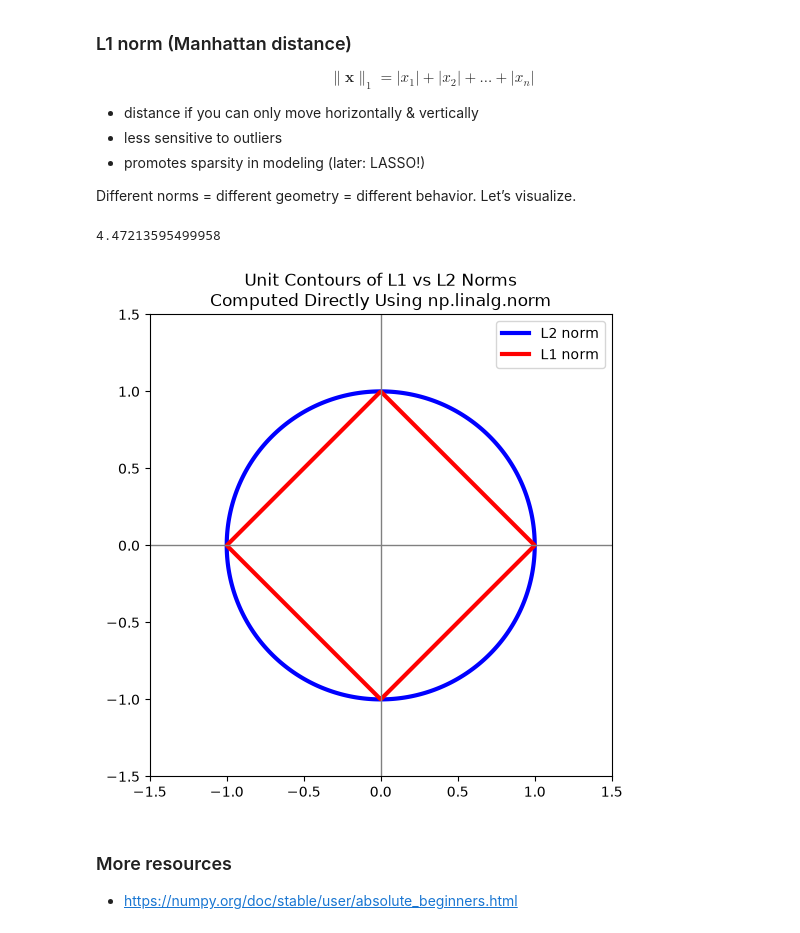
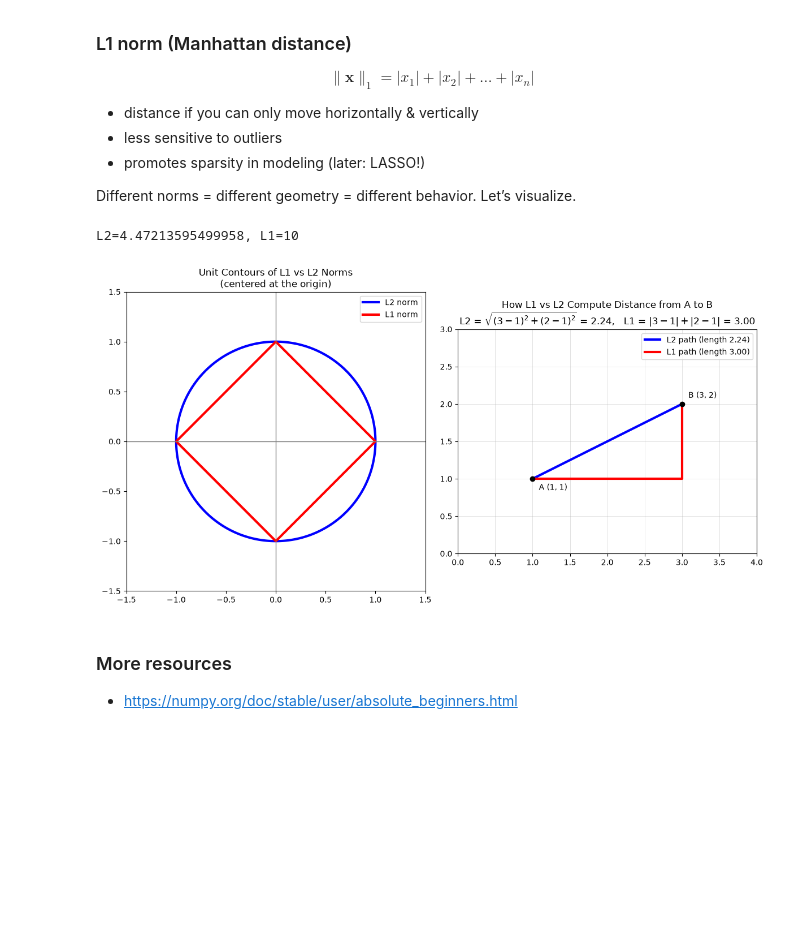
Before and after one commit to nerdslab/learningfromdata-quarto, a Jupyter notebook: notebooks/Notebook_1/Notebook_1a_Overview_and_Data_Representation.ipynb, the cells around one changed output. Saved outputs shown, nothing was run; the diff lists cells and outputs as text; code cells hidden in the pictures; blank space fills up the shorter version.

Commit message:
update norms

```diff
--- a/notebooks/Notebook_1/Notebook_1a_Overview_and_Data_Representation.ipynb
+++ b/notebooks/Notebook_1/Notebook_1a_Overview_and_Data_Representation.ipynb
@@ -642,13 +642,16 @@ Let’s visualize.
 # %%
 ## Simple example, computing L2 distance
 
-v = np.array([1, 2, 0, 4, 10, 8])
-w = np.array([2, 1, 2, 7, 8, 9])
+a = np.array([1, 2, 0, 4, 10, 8])
+b = np.array([2, 1, 2, 7, 8, 9])
+x = b - a
 
-dist = np.sqrt(np.sum((v - w) ** 2))
-print(dist)
+L2 = np.sqrt(np.sum((x) ** 2))
+L1 = np.sum(np.abs(x))
+
+print(f"L2={L2}, L1={L1}")
 # %% [output]
-4.47213595499958
+L2=4.47213595499958, L1=10
 # %%
 import matplotlib.pyplot as plt
 import numpy as np
@@ -659,32 +662,70 @@ X, Y = np.meshgrid(grid, grid)
 
 points = np.stack([X, Y], axis=-1)  # shape (N,N,2)
 
-# Compute norms
+# Compute norms (distance from the origin to every point on the grid)
 L2 = np.linalg.norm(points, ord=2, axis=-1)
 L1 = np.linalg.norm(points, ord=1, axis=-1)
+
+# Now look at two concrete points on the grid, and see how L1 vs L2
+# actually get from one to the other.
+A = np.array([1, 1])
+B = np.array([3, 2])
+
+dist_L2_AB = np.linalg.norm(B - A, ord=2)
+dist_L1_AB = np.linalg.norm(B - A, ord=1)
 # %%
 #| code-fold: true
-plt.figure(figsize=(6, 6))
+fig, axes = plt.subplots(1, 2, figsize=(12, 6))
 
-# Draw contour where norm = 1
-plt.contour(X, Y, L2, levels=[1], colors="blue", linewidths=3, label="L2")
-plt.contour(X, Y, L1, levels=[1], colors="red", linewidths=3, label="L1")
-
-plt.axhline(0, color="gray", linewidth=1)
-plt.axvline(0, color="gray", linewidth=1)
-plt.gca().set_aspect("equal", adjustable="box")
-
-plt.title("Unit Contours of L1 vs L2 Norms\nComputed Directly Using np.linalg.norm")
-plt.legend(
+# Left: unit contours centered at the origin (as before)
+ax = axes[0]
+ax.contour(X, Y, L2, levels=[1], colors="blue", linewidths=3)
+ax.contour(X, Y, L1, levels=[1], colors="red", linewidths=3)
+ax.axhline(0, color="gray", linewidth=1)
+ax.axvline(0, color="gray", linewidth=1)
+ax.set_aspect("equal", adjustable="box")
+ax.set_title("Unit Contours of L1 vs L2 Norms\n(centered at the origin)")
+ax.legend(
     handles=[
         plt.Line2D([0], [0], color="blue", lw=3, label="L2 norm"),
         plt.Line2D([0], [0], color="red", lw=3, label="L1 norm"),
     ]
 )
 
+# Right: how L2 and L1 actually measure the distance between two points.
+# L2 is the straight-line ("as the crow flies") path.
+# L1 is a "staircase" path that only moves along one axis at a time —
+# the total length is the same no matter which staircase you draw.
+ax = axes[1]
+ax.plot(
+    *zip(A, B), color="blue", linewidth=3, label=f"L2 path (length {dist_L2_AB:.2f})"
+)
+ax.plot(
+    [A[0], B[0], B[0]],
+    [A[1], A[1], B[1]],
+    color="red",
+    linewidth=3,
+    label=f"L1 path (length {dist_L1_AB:.2f})",
+)
+ax.scatter(*A, color="black", zorder=5)
+ax.annotate("A (1, 1)", A, textcoords="offset points", xytext=(8, -14))
+ax.scatter(*B, color="black", zorder=5)
+ax.annotate("B (3, 2)", B, textcoords="offset points", xytext=(8, 8))
+ax.set_xlim(0, 4)
+ax.set_ylim(0, 3)
+ax.set_aspect("equal", adjustable="box")
+ax.grid(True, linewidth=0.5, alpha=0.5)
+ax.set_title(
+    f"How L1 vs L2 Compute Distance from A to B\n"
+    f"L2 = $\\sqrt{{(3-1)^2 + (2-1)^2}}$ = {dist_L2_AB:.2f},   "
+    f"L1 = $|3-1| + |2-1|$ = {dist_L1_AB:.2f}"
+)
+ax.legend()
+
+plt.tight_layout()
 plt.show()
 # %% [output]
-[figure, old version]
+[figure, new version]
 # %% [markdown]
 ### More resources
 - https://numpy.org/doc/stable/user/absolute_beginners.html
```
Also changed, not shown: parts of 1 cell of this notebook, 4 other files.
